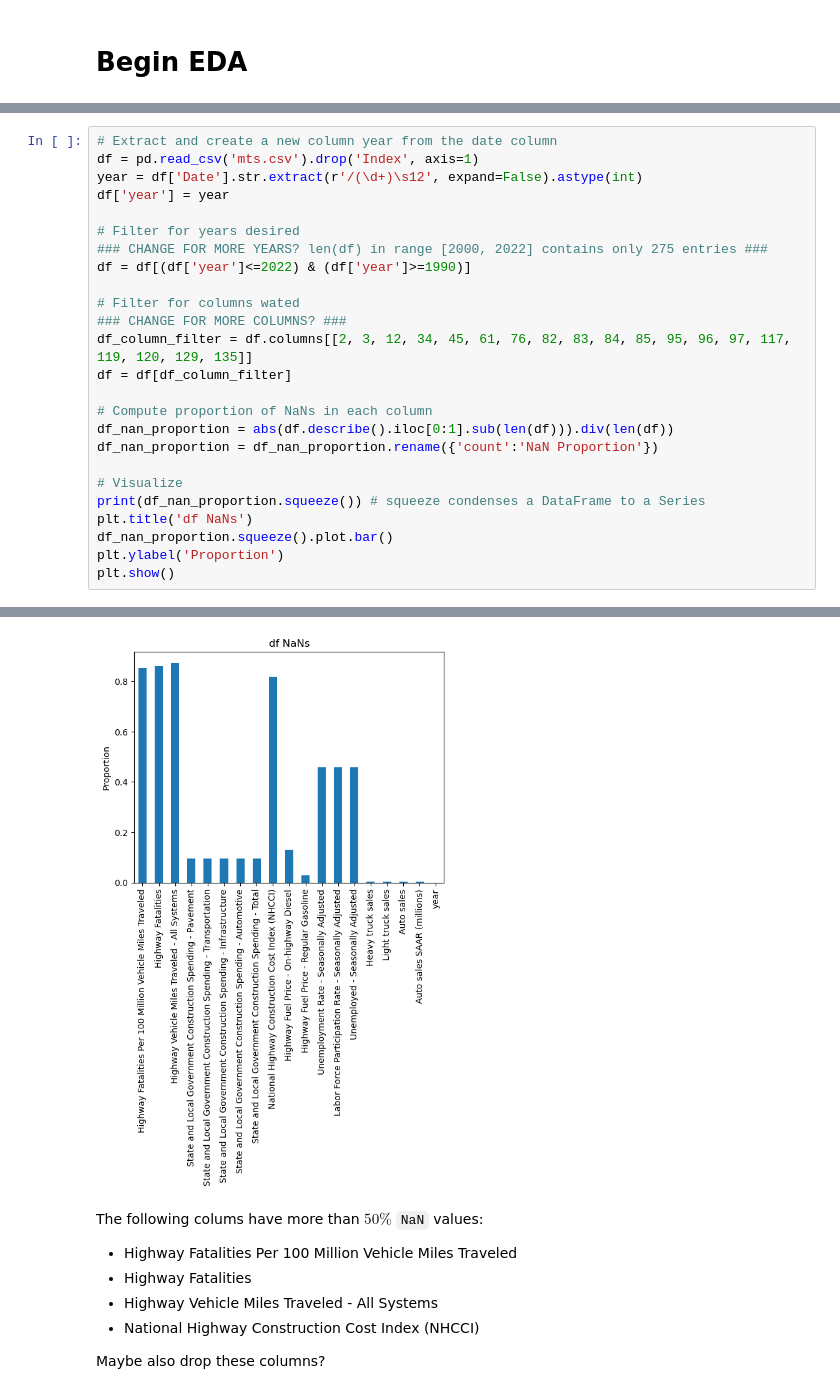
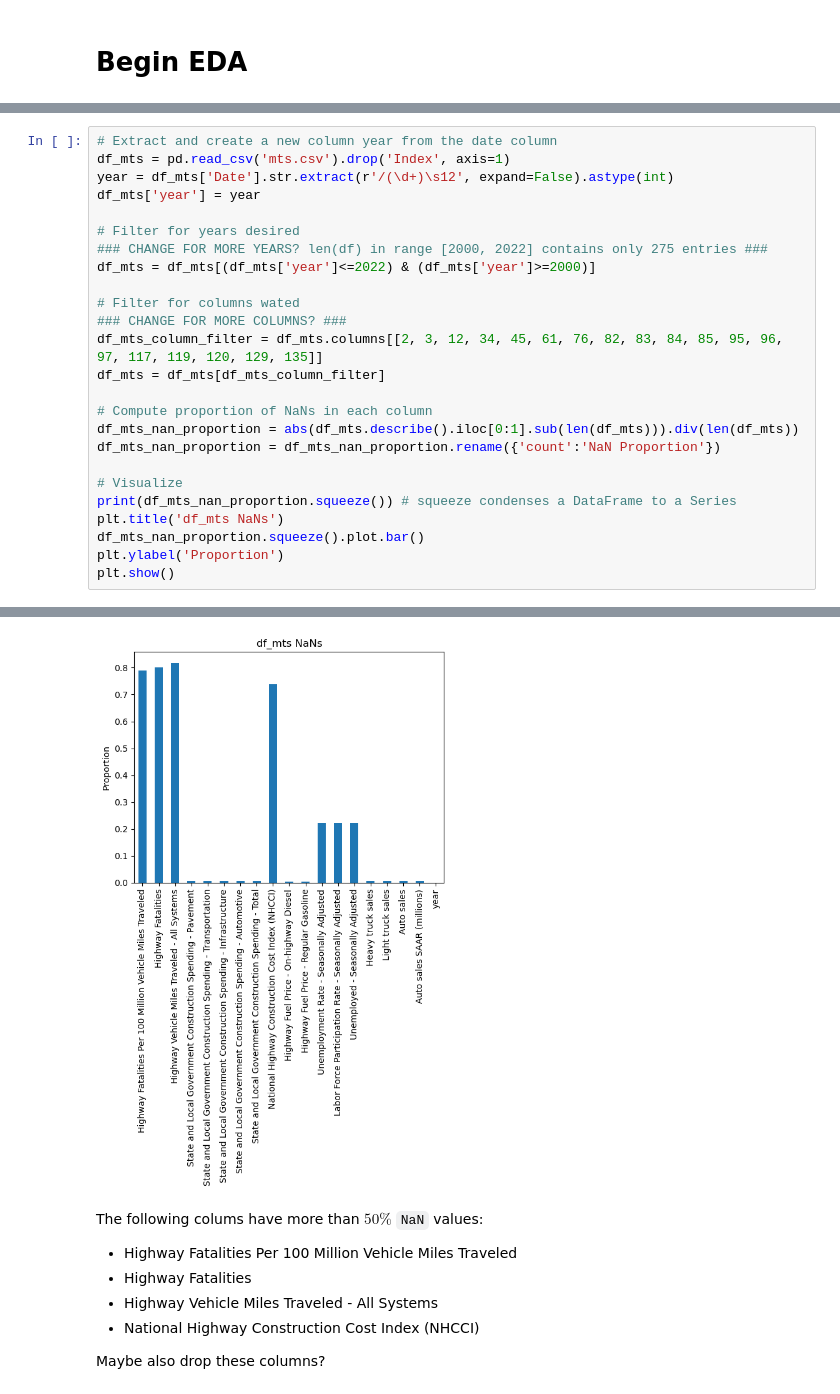
Before and after one commit to dnhuang/data102-fa22, a Jupyter notebook: eda.ipynb, the cells around one changed output, grey strips where cells are left out. Saved outputs shown, nothing was run; the diff lists cells and outputs as text.

```diff
--- a/eda.ipynb
+++ b/eda.ipynb
@@ -146,27 +182,27 @@ for i, column in enumerate(df.columns):
 134 : Transborder - U.S. - Canada Freight
 # %%
 # Extract and create a new column year from the date column
-df = pd.read_csv('mts.csv').drop('Index', axis=1)
-year = df['Date'].str.extract(r'/(\d+)\s12', expand=False).astype(int)
-df['year'] = year
+df_mts = pd.read_csv('mts.csv').drop('Index', axis=1)
+year = df_mts['Date'].str.extract(r'/(\d+)\s12', expand=False).astype(int)
+df_mts['year'] = year
 
 # Filter for years desired
 ### CHANGE FOR MORE YEARS? len(df) in range [2000, 2022] contains only 275 entries ###
-df = df[(df['year']<=2022) & (df['year']>=1990)]
+df_mts = df_mts[(df_mts['year']<=2022) & (df_mts['year']>=2000)]
 
 # Filter for columns wated
 ### CHANGE FOR MORE COLUMNS? ###
-df_column_filter = df.columns[[2, 3, 12, 34, 45, 61, 76, 82, 83, 84, 85, 95, 96, 97, 117, 119, 120, 129, 135]]
-df = df[df_column_filter]
+df_mts_column_filter = df_mts.columns[[2, 3, 12, 34, 45, 61, 76, 82, 83, 84, 85, 95, 96, 97, 117, 119, 120, 129, 135]]
+df_mts = df_mts[df_mts_column_filter]
 
 # Compute proportion of NaNs in each column
-df_nan_proportion = abs(df.describe().iloc[0:1].sub(len(df))).div(len(df))
-df_nan_proportion = df_nan_proportion.rename({'count':'NaN Proportion'})
+df_mts_nan_proportion = abs(df_mts.describe().iloc[0:1].sub(len(df_mts))).div(len(df_mts))
+df_mts_nan_proportion = df_mts_nan_proportion.rename({'count':'NaN Proportion'})
 
 # Visualize
-print(df_nan_proportion.squeeze()) # squeeze condenses a DataFrame to a Series
-plt.title('df NaNs')
-df_nan_proportion.squeeze().plot.bar()
+print(df_mts_nan_proportion.squeeze()) # squeeze condenses a DataFrame to a Series
+plt.title('df_mts NaNs')
+df_mts_nan_proportion.squeeze().plot.bar()
 plt.ylabel('Proportion')
 plt.show()
 # %% [output]
@@ -191,6 +227,6 @@ Auto sales SAAR (millions)                                           0.005063
 year                                                                 0.000000
 Name: NaN Proportion, dtype: float64
-[figure, old version]
+[figure, new version]
 # %% [markdown]
 The following colums have more than $50\%$ `NaN` values:
 * Highway Fatalities Per 100 Million Vehicle Miles Traveled
```
Also changed, not shown: parts of 22 cells of this notebook, 1 other file.
